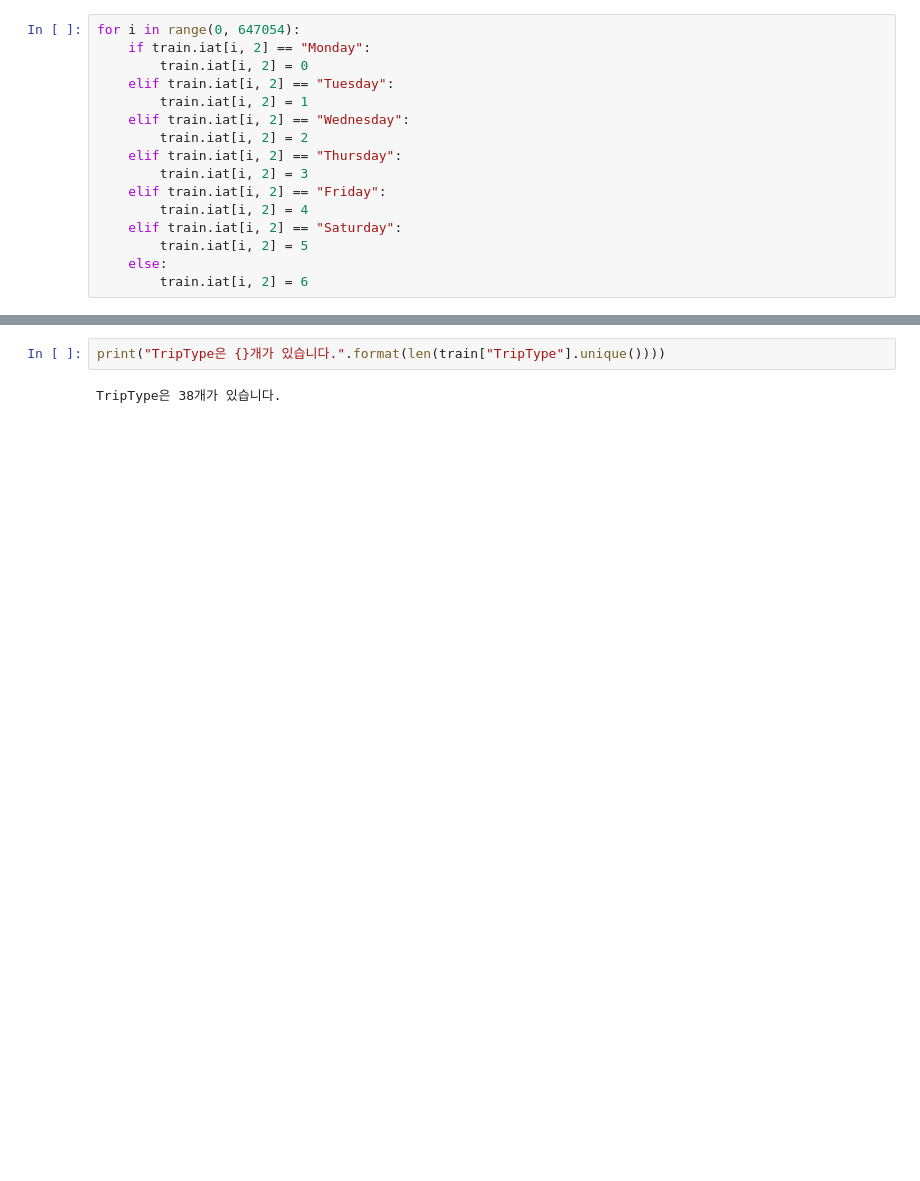
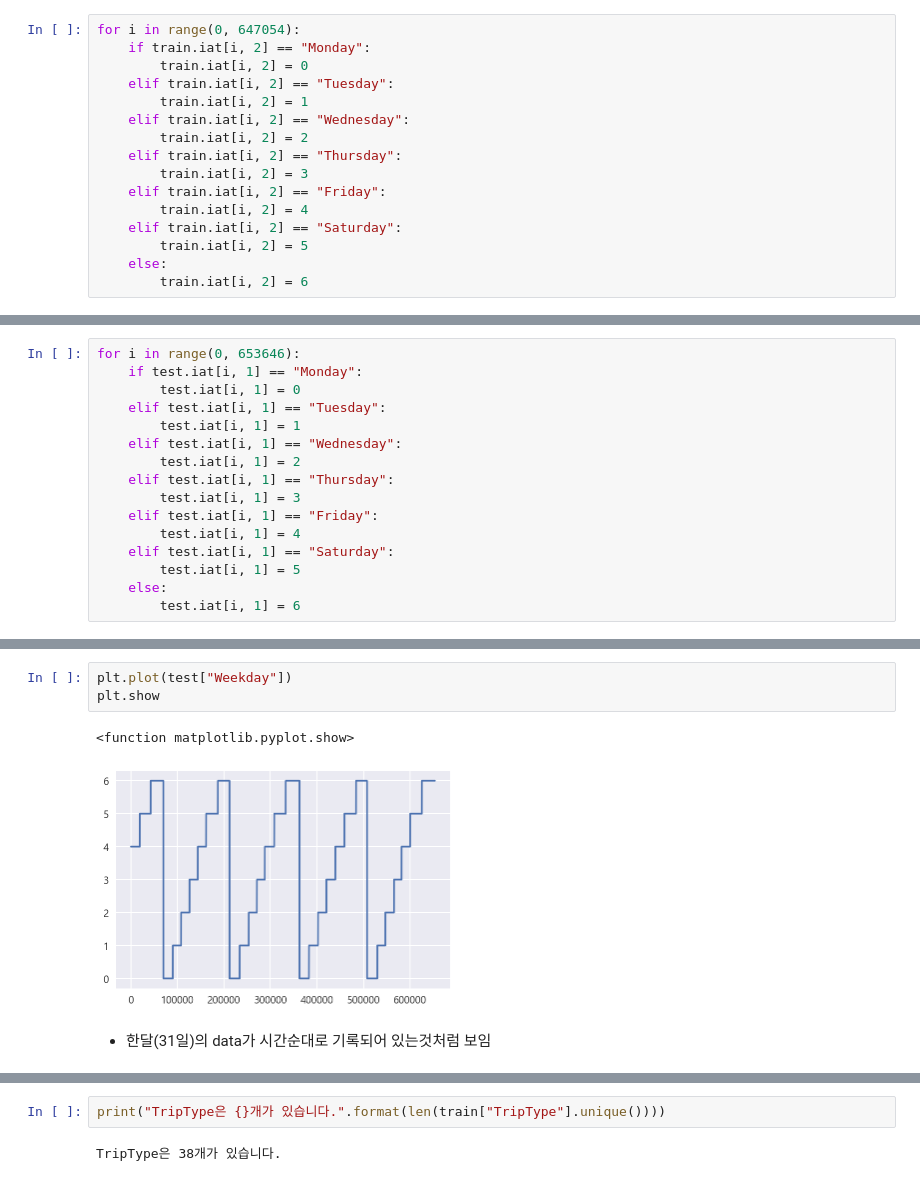
Before and after one commit to YounginLEE/DSS7_Team3, a Jupyter notebook: LYI/Walmart_EDA.ipynb, the cells around one changed output, grey strips where cells are left out. Drawn from its saved outputs; the diff is of its cells as text; blank space fills up the shorter version.

```diff
--- a/LYI/Walmart_EDA.ipynb
+++ b/LYI/Walmart_EDA.ipynb
@@ -163,0 +184,16 @@ array([4, 5, 6, 0, 1, 2, 3], dtype=object)
+# %%
+for i in range(0, 653646):
+    if test.iat[i, 1] == "Monday":
+        test.iat[i, 1] = 0
+    elif test.iat[i, 1] == "Tuesday":
+        test.iat[i, 1] = 1
+    elif test.iat[i, 1] == "Wednesday":
+        test.iat[i, 1] = 2
+    elif test.iat[i, 1] == "Thursday":
+        test.iat[i, 1] = 3
+    elif test.iat[i, 1] == "Friday":
+        test.iat[i, 1] = 4
+    elif test.iat[i, 1] == "Saturday":
+        test.iat[i, 1] = 5
+    else:
+        test.iat[i, 1] = 6
@@ -163,0 +206,8 @@ array([4, 5, 6, 0, 1, 2, 3], dtype=object)
+# %%
+plt.plot(test["Weekday"])
+plt.show
+# %% [output]
+<function matplotlib.pyplot.show>
+[figure, added]
+# %% [markdown]
+- 한달(31일)의 data가 시간순대로 기록되어 있는것처럼 보임
```
Also changed, not shown: parts of 19 cells of this notebook.
